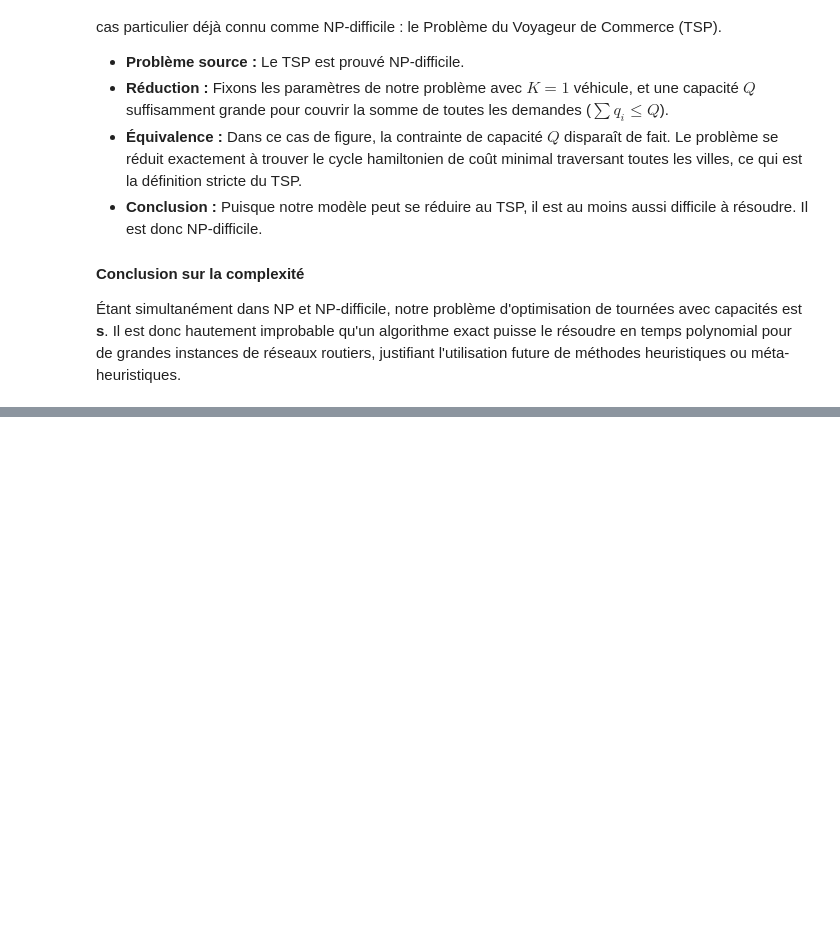
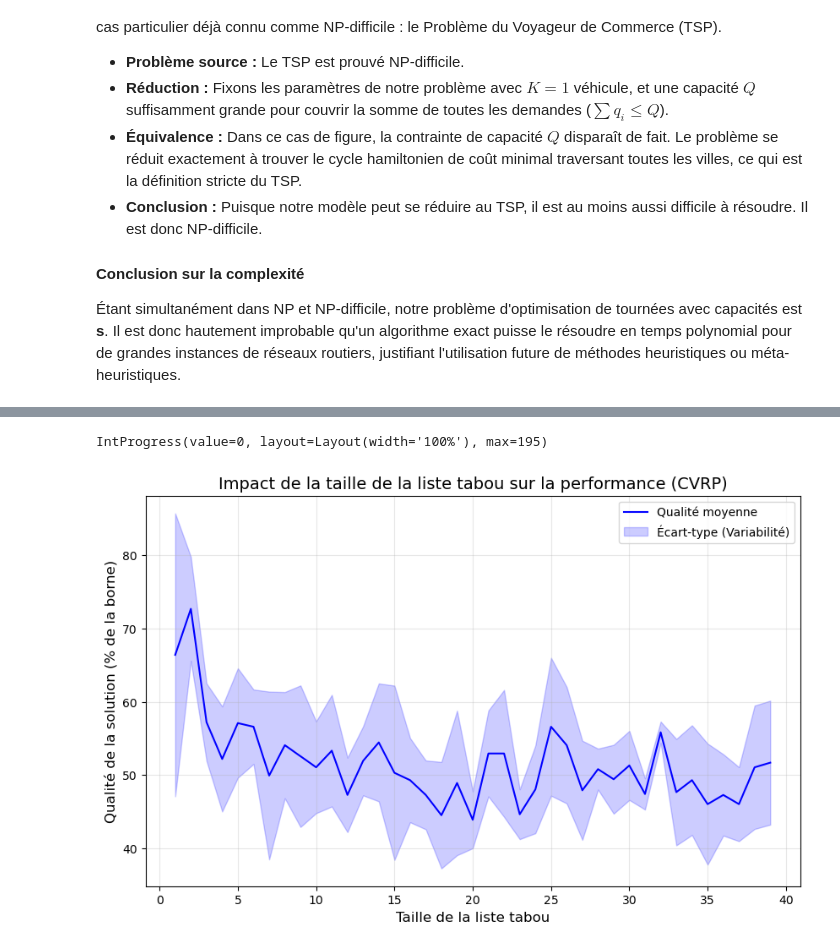
Before and after one commit to mxriine-mz/Green-VRP-Algorithms, a Jupyter notebook: Project_.ipynb, the cells around one changed output, grey strips where cells are left out. Drawn from its saved outputs; the diff is of its cells as text; code cells hidden in the pictures; blank space fills up the shorter version.

```diff
--- a/Project_.ipynb
+++ b/Project_.ipynb
@@ -122,0 +865,55 @@ Pour prouver formellement la NP-difficulté, nous démontrons par restriction qu
+# %%
+tabou_min = 1
+tabou_max = 40
+nb_test = 5
+iter_max = 50
+
+nb_steps_bar = (tabou_max - tabou_min) * nb_test
+bar = IntProgress(min=0, max=nb_steps_bar, layout={"width" : "100%"})
+display(bar)
+
+moyennes = []
+deviations = []
+
+for taille_tabou in range(tabou_min, tabou_max):
+    resultats_taille = []
+
+    for _ in range(nb_test):
+        borne = borne_inferieure(mat, dems, cap)
+
+        val_depart = 1000000
+        while val_depart == 1000000:
+            sol_init = generer_random_solution(n, nb_v)
+            val_depart = distance_total(sol_init, mat, dems, cap)
+
+        sol = recherche_tabou(sol_init, mat, dems, cap, taille_tabou, iter_max)
+
+        val_sol = distance_total(sol, mat, dems, cap)
+        score = ((val_sol - borne) / borne) * 100
+        resultats_taille.append(score)
+
+        bar.value += 1
+
+    moyennes.append(statistics.mean(resultats_taille))
+    deviations.append(np.std(resultats_taille))
+
+bar.close()
+
+plt.figure(figsize=(10, 6))
+
+plt.plot(range(tabou_min, tabou_max), moyennes, label="Qualité moyenne", color="blue")
+
+plt.fill_between(range(tabou_min, tabou_max),
+                 np.subtract(moyennes, deviations),
+                 np.add(moyennes, deviations),
+                 alpha=0.2, color="blue", label="Écart-type (Variabilité)")
+
+plt.xlabel("Taille de la liste tabou", fontsize=12)
+plt.ylabel("Qualité de la solution (% de la borne)", fontsize=12)
+plt.title("Impact de la taille de la liste tabou sur la performance (CVRP)", fontsize=14)
+plt.legend()
+plt.grid(True, alpha=0.3)
+plt.show();
+# %% [output]
+IntProgress(value=0, layout=Layout(width='100%'), max=195)
+[figure, added]
```
Also changed, not shown: parts of 35 cells of this notebook.
